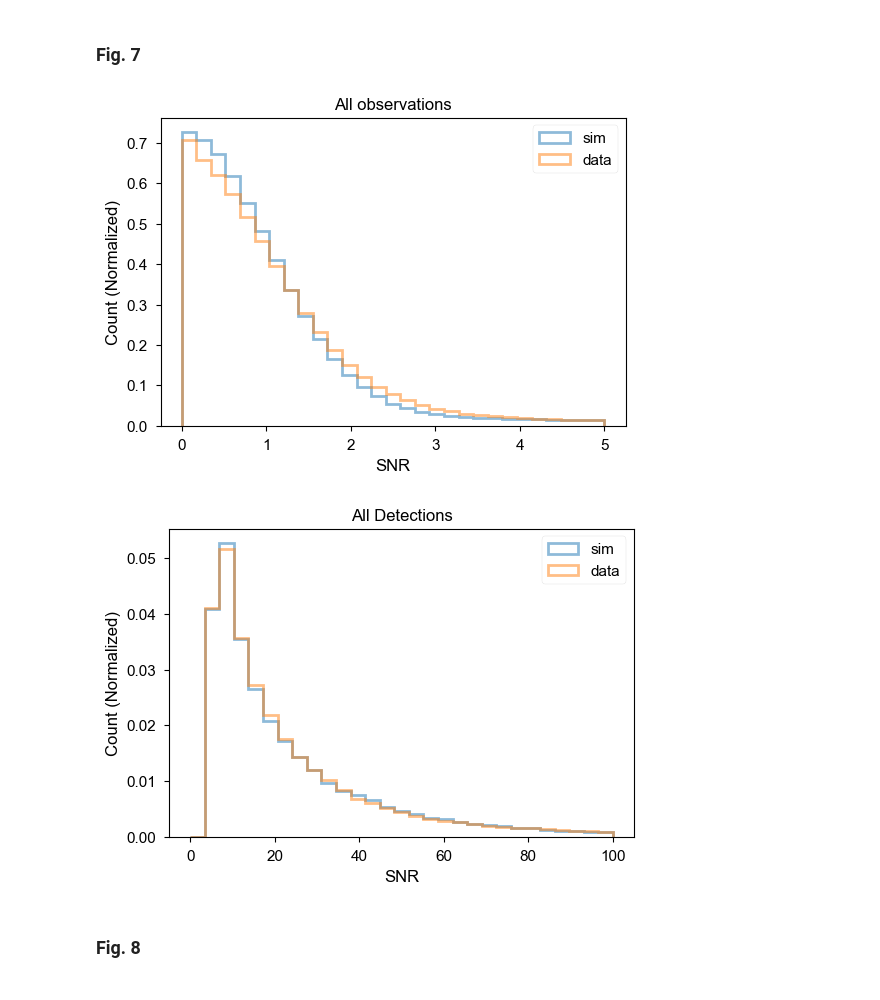
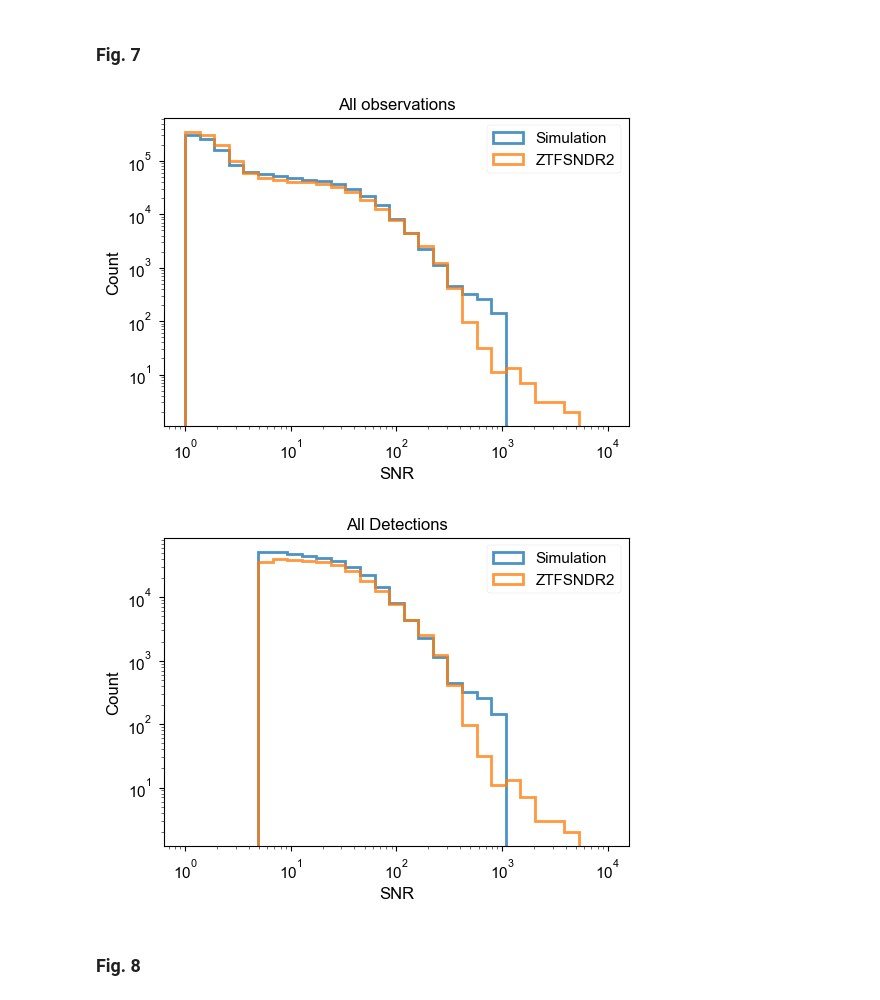
Before and after one commit to mi-dai/lightcurvelynx_ztf_sims, a Jupyter notebook: ZTF_snia-paper-plots.ipynb, the cells around one changed output. Saved outputs shown, nothing was run; the diff lists cells and outputs as text; code cells hidden in the pictures.

```diff
--- a/ZTF_snia-paper-plots.ipynb
+++ b/ZTF_snia-paper-plots.ipynb
@@ -519,41 +697,43 @@ def filter_flags(lc_flag, flags_to_exclude=[], flags_to_include=[]):
     return pass_filter
 # %%
 #calculate this first
-lcdata["lc.pass_flag_filter"] = lcdata["lc.flag"].apply(filter_flags,flags_to_exclude=[8],flags_to_include=[])
+lcdata["lc.pass_flag_filter"] = lcdata["lc.flag"].apply(filter_flags,flags_to_exclude=[1,8],flags_to_include=[])
 lcdata["lc.pass_detection"] = lcdata["lc.flag"].apply(filter_flags,flags_to_exclude=[],flags_to_include=[1024])
 
 lcdata['lc.snr'] = lcdata['lc.flux']/lcdata['lc.flux_err']
 lcdata["lc.pass_snr_detection"] = lcdata["lc.snr"] > 5
 # %%
 lc_to_plot = lightcurves.loc[lightcurves_after_spec_selection.index]
-lcdata_plot = lcdata
+lcdata_plot = lcdata.query("lc.pass_flag_filter==True")
 
-bins = np.linspace(0,5,30)
+bins = np.logspace(0,4,30)
 
-plot_snr_distr([lc_to_plot, lcdata_plot],bins=bins,density=True,
-               histtype='step',labels=['sim','data'],lw=2,alpha=0.5)
+plot_snr_distr([lc_to_plot, lcdata_plot],bins=bins,density=False,
+               histtype='step',labels=['Simulation','ZTFSNDR2'],lw=2,alpha=0.8)
+plt.yscale('log')
+plt.xscale('log')
 plt.xlabel('SNR')
-plt.ylabel('Count (Normalized)')
+plt.ylabel('Count')
 plt.title('All observations')
 plt.savefig('paper_figs/snr_allobs.png')
 # %% [output]
-[figure, old version]
+[figure, new version]
 # %%
 lc_to_plot = lightcurves_after_detection.loc[lightcurves_after_spec_selection.index]
-
-# lcdata["lc.pass_flag_filter"] = lcdata["lc.flag"].apply(filter_flags,flags_to_exclude=[1,2,4,8,16,32,64,128,256,512],flags_to_include=[1024])
 lcdata_plot = lcdata.query("lc.pass_flag_filter == True & lc.pass_detection == True & lc.pass_snr_detection == True").dropna(subset="lc")
 
-bins = np.linspace(0,100,30)
+bins = np.logspace(0,4,30)
 
-plot_snr_distr([lc_to_plot, lcdata_plot],bins=bins,density=True,
-               histtype='step',labels=['sim','data'],lw=2,alpha=0.5)
+plot_snr_distr([lc_to_plot, lcdata_plot],bins=bins,density=False,
+               histtype='step',labels=['Simulation','ZTFSNDR2'],lw=2,alpha=0.8)
+plt.yscale('log')
+plt.xscale('log')
 plt.xlabel('SNR')
-plt.ylabel('Count (Normalized)')
+plt.ylabel('Count')
 plt.title('All Detections')
 plt.savefig('paper_figs/snr_alldetection.png')
 # %% [output]
-[figure, old version]
+[figure, new version]
 # %% [markdown]
 ### Fig. 8
 # %%
```
Also changed, not shown: parts of 21 cells of this notebook, 5 other files.
